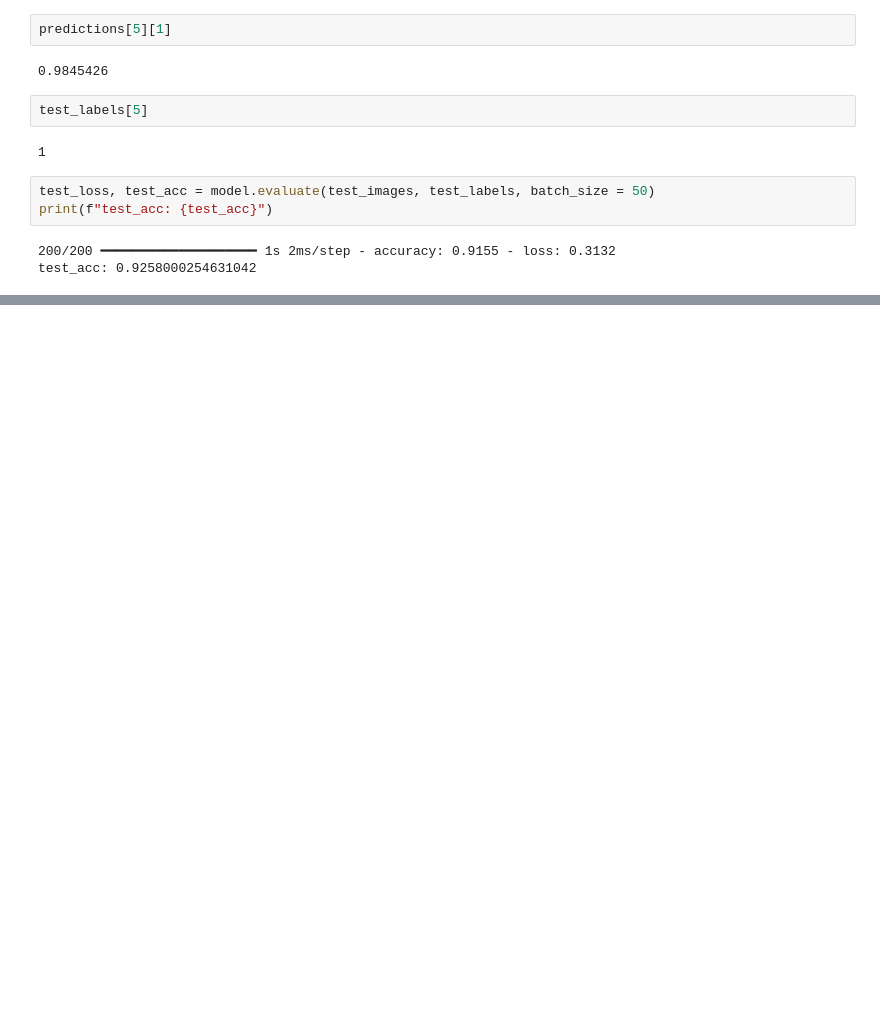
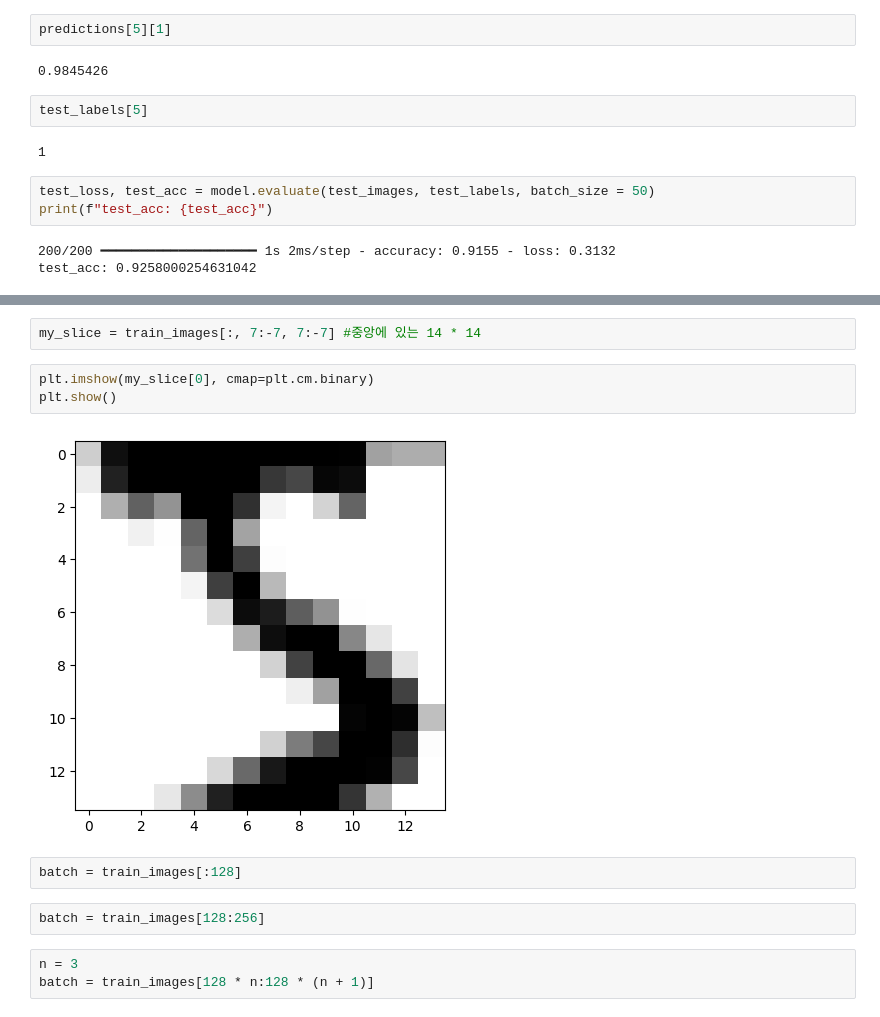
Before and after one commit to andrewyu602/AI_DL, a Jupyter notebook: week2.ipynb, the cells around one changed output, grey strips where cells are left out. Cells and saved outputs as stored; diff of their text form; blank space fills up the shorter version.

```diff
--- a/week2.ipynb
+++ b/week2.ipynb
@@ -137,0 +251,14 @@ test_acc: 0.9258000254631042
+# %%
+my_slice = train_images[:, 7:-7, 7:-7] #중앙에 있는 14 * 14
+# %%
+plt.imshow(my_slice[0], cmap=plt.cm.binary)
+plt.show()
+# %% [output]
+[figure, added]
+# %%
+batch = train_images[:128]
+# %%
+batch = train_images[128:256]
+# %%
+n = 3
+batch = train_images[128 * n:128 * (n + 1)]
```
Also changed, not shown: parts of 18 cells of this notebook.
